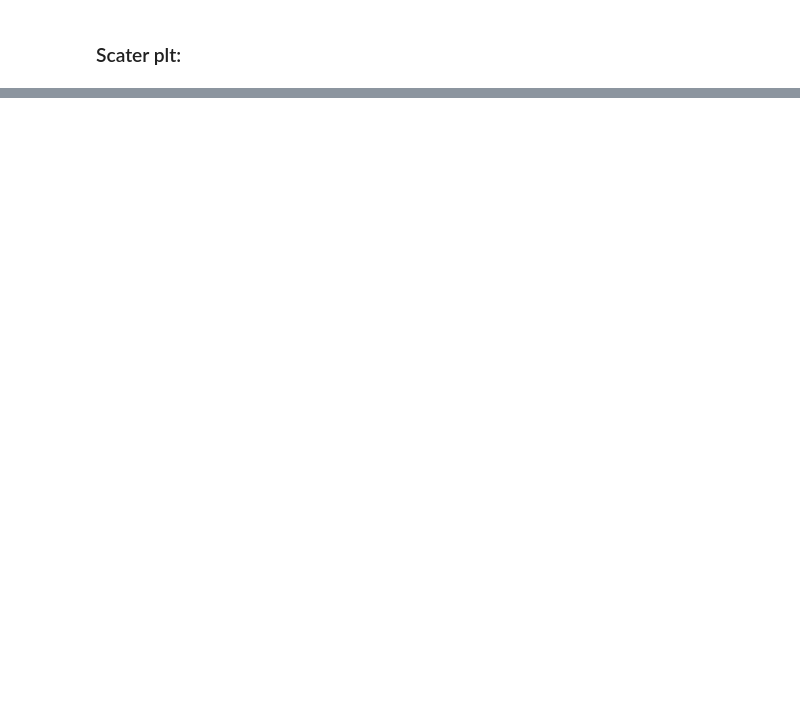
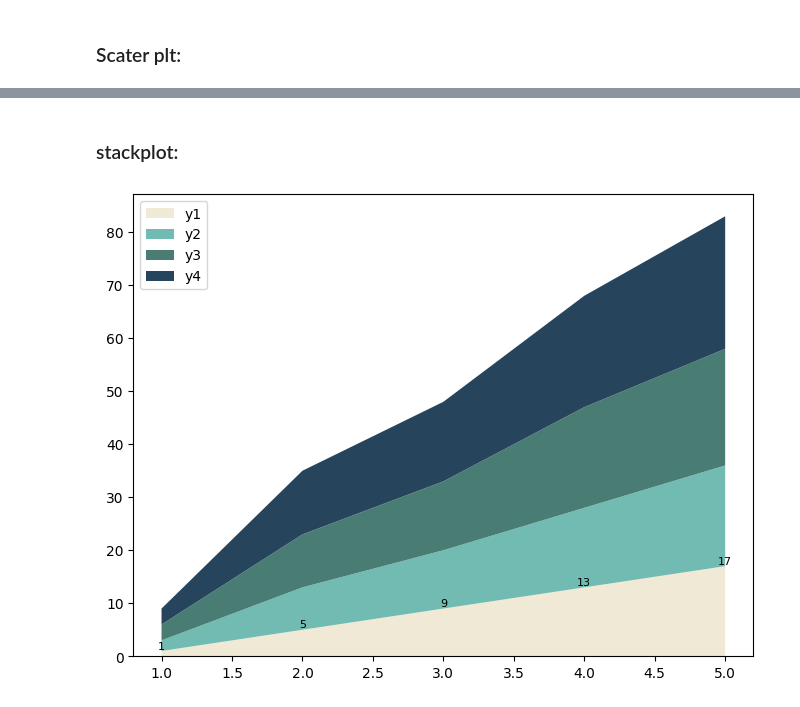
Before and after one commit to MrShotgun1182/Matplotlib, a Jupyter notebook: plt.ipynb, the cells around one changed output, grey strips where cells are left out. Cells and saved outputs as stored; diff of their text form; code cells hidden in the pictures; blank space fills up the shorter version.

```diff
--- a/plt.ipynb
+++ b/plt.ipynb
@@ -126,0 +129,14 @@ plt.show()
+# %% [markdown]
+### stackplot:
+# %%
+x = np.arange(1,6)
+y = [[1,5,9,13,17], [2,8,11,15,19], [3,10,13,19,22], [3,12,15,21,25]]
+color = ['#EFE9D5','#71BBB2','#497D74','#27445D']
+plt.figure(figsize=(8,6))
+plt.stackplot(x, y, labels=['y1','y2','y3','y4'], colors=color)
+for x,y in zip(x, y[0]):
+    plt.text(x, y, y, fontsize=8, ha='center', va='bottom')
+plt.legend(loc='upper left')
+plt.show()
+# %% [output]
+[figure, added]
```
Also changed, not shown: parts of 8 cells of this notebook.
